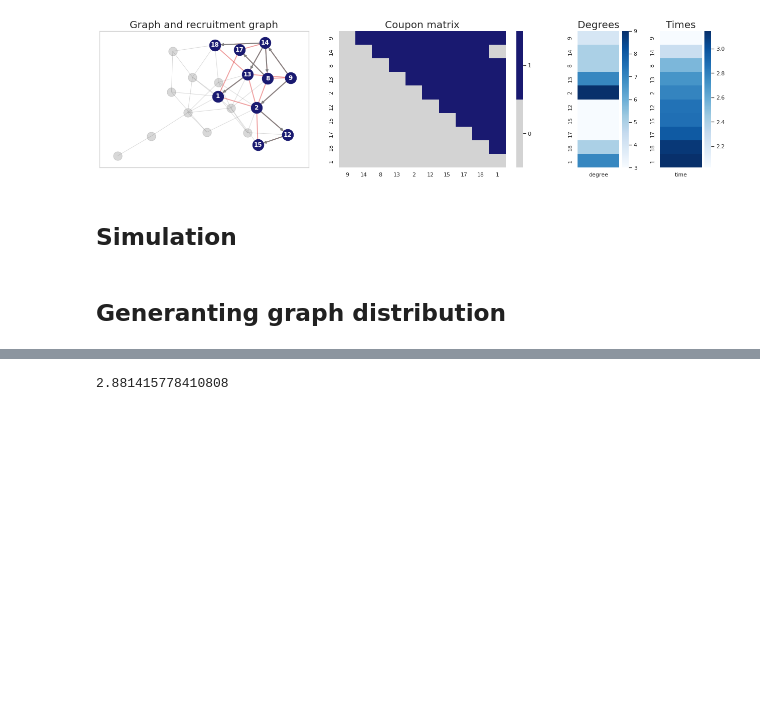
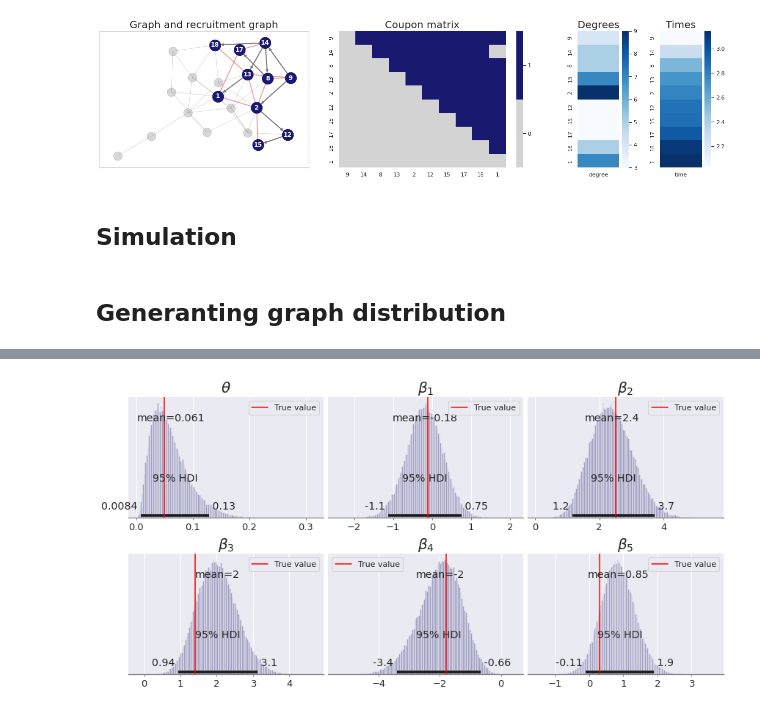
Before and after one commit to lucasmoschen/rds-bayesian-analysis-tcc, a Jupyter notebook: notebooks_book/crawford_model.ipynb, the cells around one changed output, grey strips where cells are left out. Drawn from its saved outputs; the diff is of its cells as text; code cells hidden in the pictures; blank space fills up the shorter version.

Commit message:
experiment crawford model

```diff
--- a/notebooks_book/crawford_model.ipynb
+++ b/notebooks_book/crawford_model.ipynb
@@ -186,9 +189,6 @@ for i, G in tqdm(enumerate(trace['graphs'])):
     estimates_effects[:, :, i] = fit_imperfect_rds.extract()['effects']
     np.save('../data/experiments/estimates_prev.npy', estimates_prev)
     np.save('../data/experiments/estimates_effects.npy', estimates_effects)
-# %%
-estimates_effects.var()
-# %% [output]
-2.881415778410808
 # %%
-test = np.load('../data/experiments/estimates_effects.npy')
+estimates_prev = np.load('../data/experiments/estimates_prev.npy')
+estimates_effects = np.load('../data/experiments/estimates_effects.npy')
@@ -196,0 +195,29 @@ test = np.load('../data/experiments/estimates_effects.npy')
+# %%
+fig, ax = plt.subplots(2,3,figsize = (12,6))
+
+az.plot_posterior(estimates_prev.flatten(), ax=ax[0,0], kind='hist',
+                  hdi_prob = 0.95, color = 'midnightblue', textsize = 13)
+for k in range(5):
+    i = (k+1) // 3
+    j = (k+1) % 3
+    az.plot_posterior(estimates_effects[:, k, :].flatten(), ax=ax[i,j], kind='hist',
+                      hdi_prob = 0.95, color = 'midnightblue', textsize = 13)
+
+ax[0,0].set_title(r'$\theta$', fontsize = 20)
+for k in range(5):
+    i = (k+1) // 3
+    j = (k+1) % 3
+    ax[i,j].set_title(r'$\beta_{}$'.format(k+1), fontsize = 20)
+
+beta=np.array([-0.1, 2.5, 1.4, -1.8, 0.3])
+for k, real in enumerate((0.05, *tuple(beta.flatten()))):
+    i = k // 3
+    j = k % 3
+    ax[i,j].axvline(real, color = 'red', label = 'True value')
+    ax[i,j].legend()
+
+fig.tight_layout(pad = 0.5)
+plt.savefig('../images/posteriors-including-uncertainty.pdf', bbox_inches = 'tight')
+plt.show()
+# %% [output]
+[figure, added]
```
Also changed, not shown: parts of 3 cells of this notebook, 3 other files.
